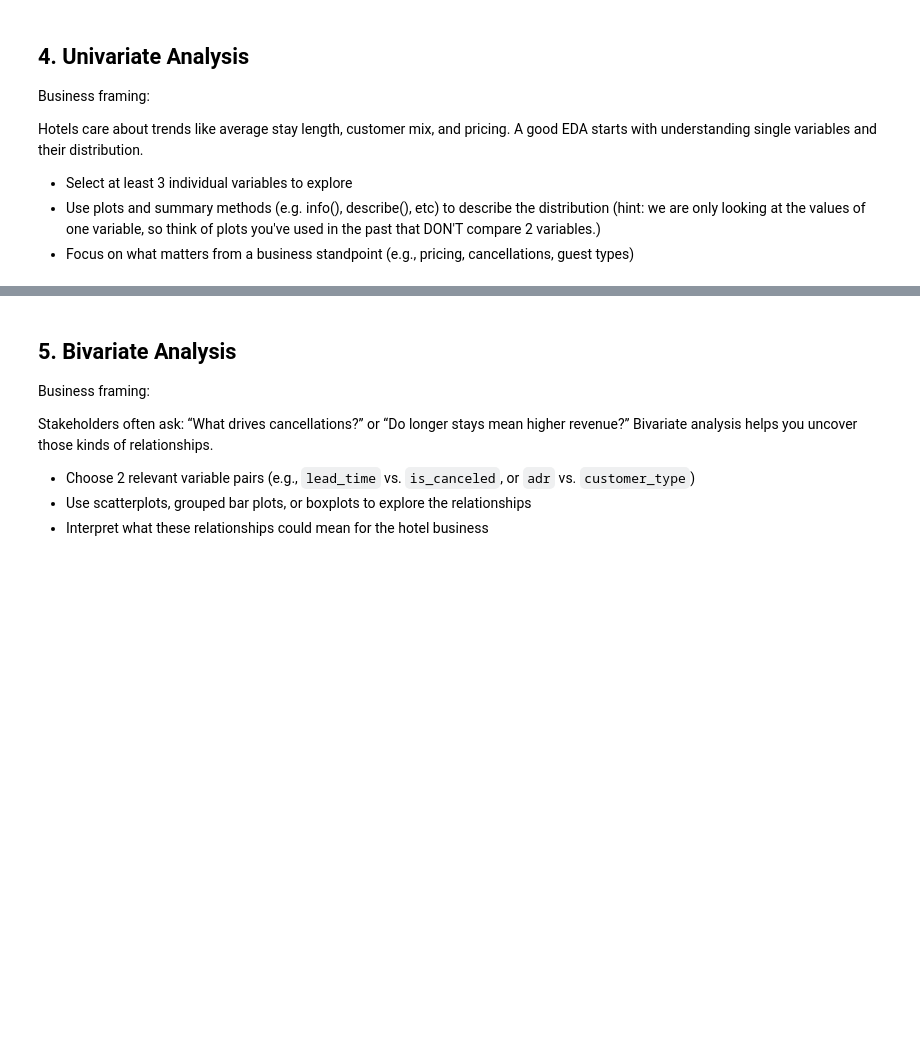
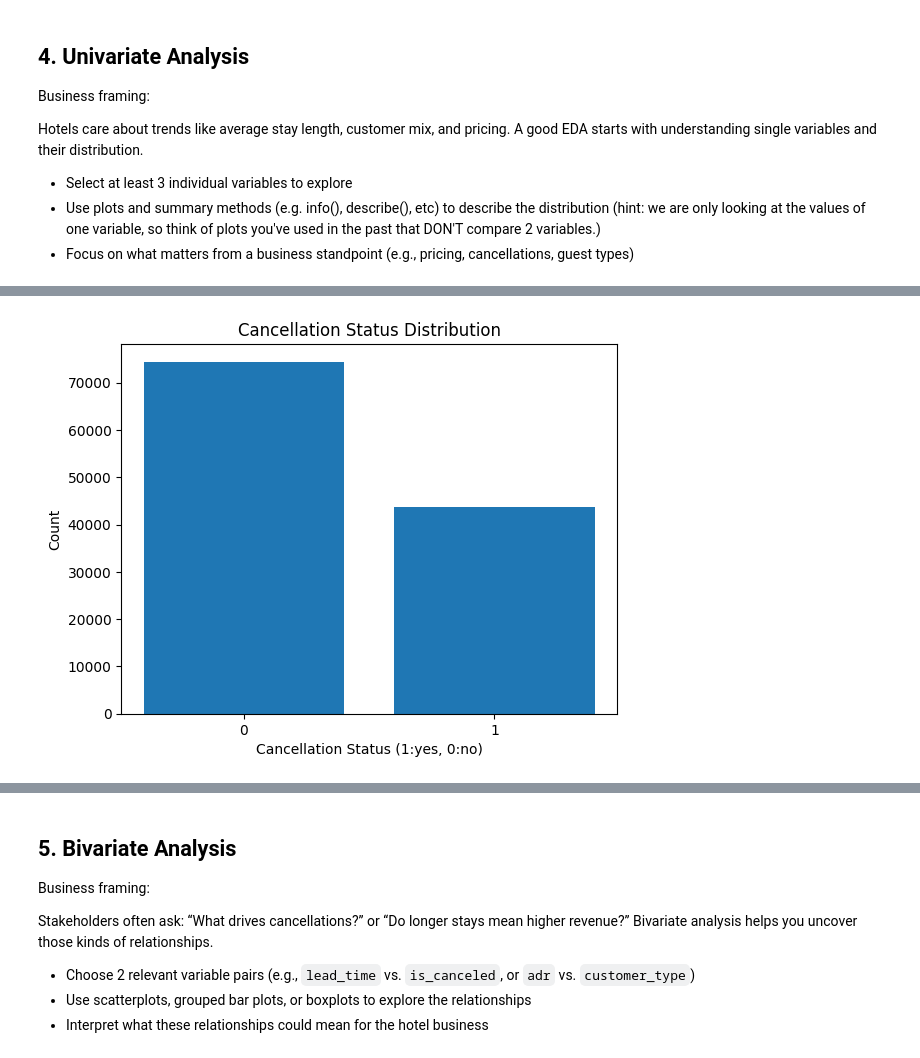
Before and after one commit to u1344368/IS4487, a Jupyter notebook: Assignments/assignment_05_eda.ipynb, the cells around one changed output, grey strips where cells are left out. Drawn from its saved outputs; the diff is of its cells as text; code cells hidden in the pictures; blank space fills up the shorter version.

```diff
--- a/Assignments/assignment_05_eda.ipynb
+++ b/Assignments/assignment_05_eda.ipynb
@@ -211,0 +214,10 @@ NameError: name 'df' is not defined
+# %%
+cancellation_counts = df["is_canceled"].value_counts()
+plt.bar(cancellation_counts.index, cancellation_counts.values)
+plt.xlabel("Cancellation Status (1:yes, 0:no)")
+plt.ylabel("Count")
+plt.title("Cancellation Status Distribution")
+plt.xticks([0, 1])
+plt.show()
+# %% [output]
+[figure, added]
```
Also changed, not shown: parts of 13 cells of this notebook.
